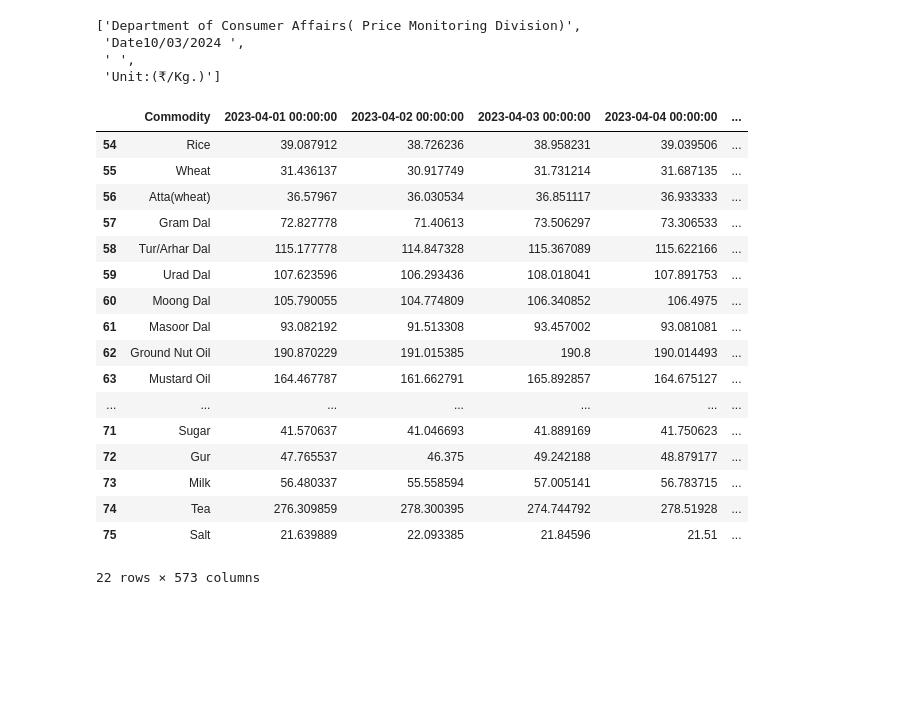
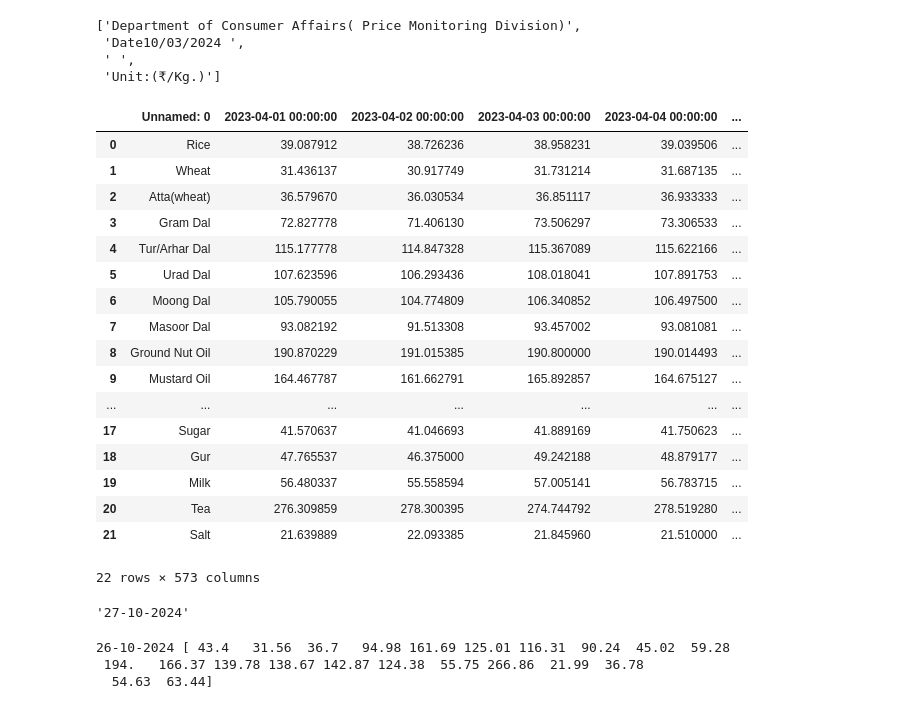
Before and after one commit to a0pawar/DCA-daily-scraper, a Jupyter notebook: test.ipynb, the cells around one changed output. Cells and saved outputs as stored; diff of their text form; code cells hidden in the pictures; blank space fills up the shorter version.

```diff
--- a/test.ipynb
+++ b/test.ipynb
@@ -36,23 +36,27 @@ soup = BeautifulSoup(htm,'lxml')
 # %%
 f'DCA_price_{date.replace("/", "-")}.csv'
 # %%
-pd.read_excel('dca_data.xlsx', sheet_name=0).iloc[54:76,1:].dropna(axis = 1)
+pd.read_excel('dca_test.xlsx', sheet_name=0)#.iloc[54:76,1:].dropna(axis = 1)
 # %% [output]
-|  | Commodity | 2023-04-01 00:00:00 | 2023-04-02 00:00:00 | 2023-04-03 00:00:00 | 2023-04-04 00:00:00 | ... |
-| 54 | Rice | 39.087912 | 38.726236 | 38.958231 | 39.039506 | ... |
-| 55 | Wheat | 31.436137 | 30.917749 | 31.731214 | 31.687135 | ... |
-| 56 | Atta(wheat) | 36.57967 | 36.030534 | 36.851117 | 36.933333 | ... |
-| 57 | Gram Dal | 72.827778 | 71.40613 | 73.506297 | 73.306533 | ... |
-| 58 | Tur/Arhar Dal | 115.177778 | 114.847328 | 115.367089 | 115.622166 | ... |
-| 59 | Urad Dal | 107.623596 | 106.293436 | 108.018041 | 107.891753 | ... |
-| 60 | Moong Dal | 105.790055 | 104.774809 | 106.340852 | 106.4975 | ... |
-| 61 | Masoor Dal | 93.082192 | 91.513308 | 93.457002 | 93.081081 | ... |
-| 62 | Ground Nut Oil | 190.870229 | 191.015385 | 190.8 | 190.014493 | ... |
-| 63 | Mustard Oil | 164.467787 | 161.662791 | 165.892857 | 164.675127 | ... |
+|  | Unnamed: 0 | 2023-04-01 00:00:00 | 2023-04-02 00:00:00 | 2023-04-03 00:00:00 | 2023-04-04 00:00:00 | ... |
+| 0 | Rice | 39.087912 | 38.726236 | 38.958231 | 39.039506 | ... |
+| 1 | Wheat | 31.436137 | 30.917749 | 31.731214 | 31.687135 | ... |
+| 2 | Atta(wheat) | 36.579670 | 36.030534 | 36.851117 | 36.933333 | ... |
+| 3 | Gram Dal | 72.827778 | 71.406130 | 73.506297 | 73.306533 | ... |
+| 4 | Tur/Arhar Dal | 115.177778 | 114.847328 | 115.367089 | 115.622166 | ... |
+| 5 | Urad Dal | 107.623596 | 106.293436 | 108.018041 | 107.891753 | ... |
+| 6 | Moong Dal | 105.790055 | 104.774809 | 106.340852 | 106.497500 | ... |
+| 7 | Masoor Dal | 93.082192 | 91.513308 | 93.457002 | 93.081081 | ... |
+| 8 | Ground Nut Oil | 190.870229 | 191.015385 | 190.800000 | 190.014493 | ... |
+| 9 | Mustard Oil | 164.467787 | 161.662791 | 165.892857 | 164.675127 | ... |
 | ... | ... | ... | ... | ... | ... | ... |
-| 71 | Sugar | 41.570637 | 41.046693 | 41.889169 | 41.750623 | ... |
-| 72 | Gur | 47.765537 | 46.375 | 49.242188 | 48.879177 | ... |
-| 73 | Milk | 56.480337 | 55.558594 | 57.005141 | 56.783715 | ... |
-| 74 | Tea | 276.309859 | 278.300395 | 274.744792 | 278.51928 | ... |
-| 75 | Salt | 21.639889 | 22.093385 | 21.84596 | 21.51 | ... |
+| 17 | Sugar | 41.570637 | 41.046693 | 41.889169 | 41.750623 | ... |
+| 18 | Gur | 47.765537 | 46.375000 | 49.242188 | 48.879177 | ... |
+| 19 | Milk | 56.480337 | 55.558594 | 57.005141 | 56.783715 | ... |
+| 20 | Tea | 276.309859 | 278.300395 | 274.744792 | 278.519280 | ... |
+| 21 | Salt | 21.639889 | 22.093385 | 21.845960 | 21.510000 | ... |
 22 rows × 573 columns
+# %%
+dt.datetime.today().strftime('%d-%m-%Y')
+# %% [output]
+'27-10-2024'
@@ -58,0 +67,6 @@ pd.read_excel('dca_data.xlsx', sheet_name=0).iloc[54:76,1:].dropna(axis = 1)
+# %%
+print(date_add, vals)
+# %% [output]
+26-10-2024 [ 43.4   31.56  36.7   94.98 161.69 125.01 116.31  90.24  45.02  59.28
+ 194.   166.37 139.78 138.67 142.87 124.38  55.75 266.86  21.99  36.78
+  54.63  63.44]
```
Also changed, not shown: parts of 5 cells of this notebook, 2 other files.
